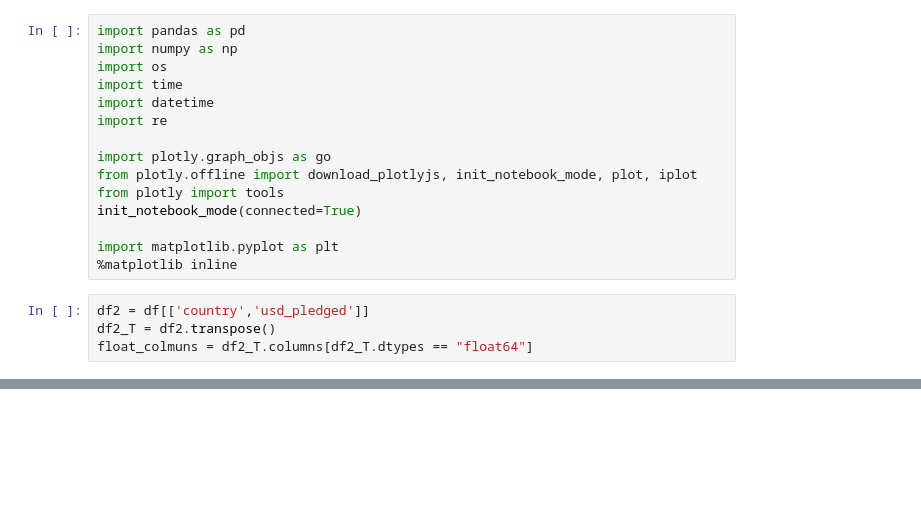
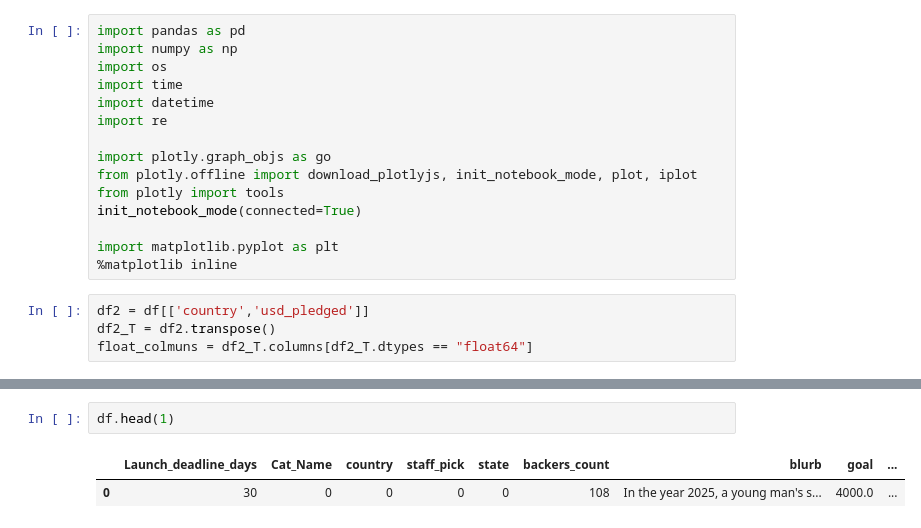
Before and after one commit to end2122/Kickstarter-Project-Analysis-in-R, a Jupyter notebook: kickstarter_EDA.ipynb, the cells around one changed output, grey strips where cells are left out. Saved outputs shown, nothing was run; the diff lists cells and outputs as text; blank space fills up the shorter version.

```diff
--- a/kickstarter_EDA.ipynb
+++ b/kickstarter_EDA.ipynb
@@ -132,3 +132,8 @@ fig = go.Figure(data=data, layout=layout)
 iplot(fig, filename='drug_freq_table')
 # %% [output]
 [interactive output not drawn]
+# %%
+df.head(1)
+# %% [output]
+|  | Launch_deadline_days | Cat_Name | country | staff_pick | state | backers_count | blurb | goal | ... |
+| 0 | 30 | 0 | 0 | 0 | 0 | 108 | In the year 2025, a young man's s... | 4000.0 | ... |
```
Also changed, not shown: parts of 5 cells of this notebook.
